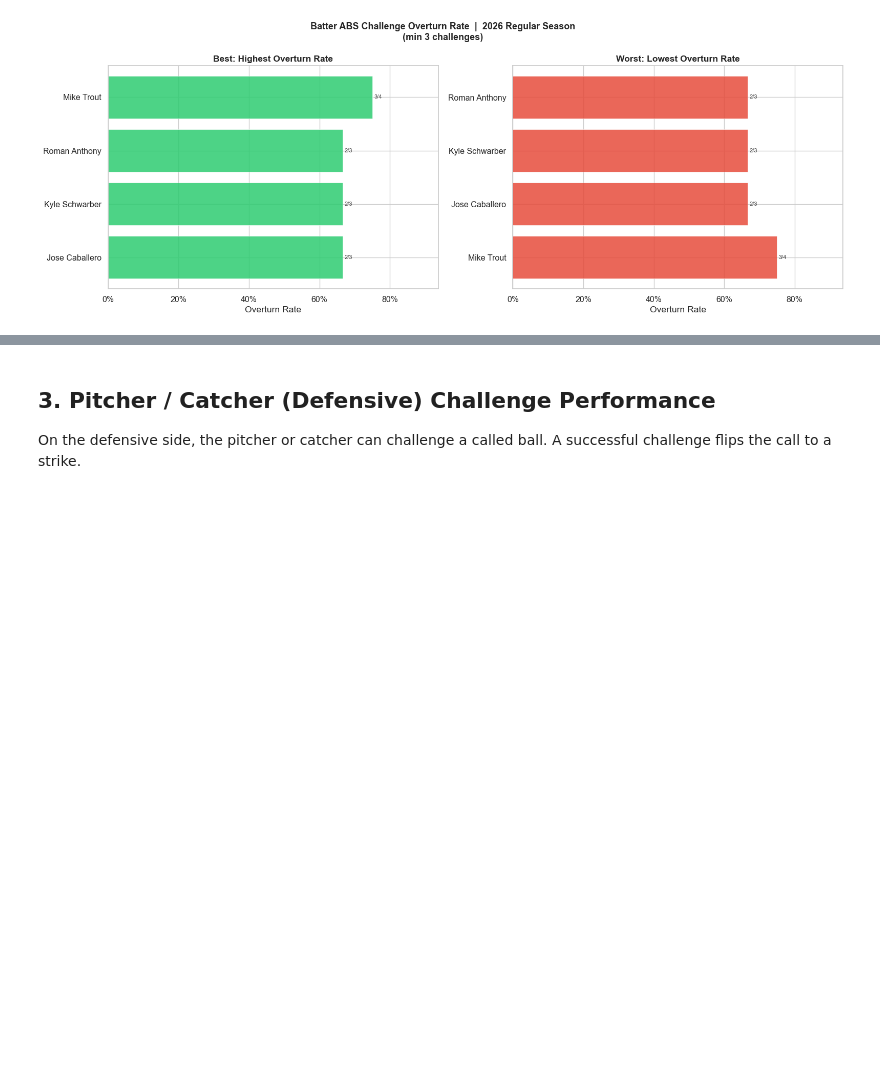
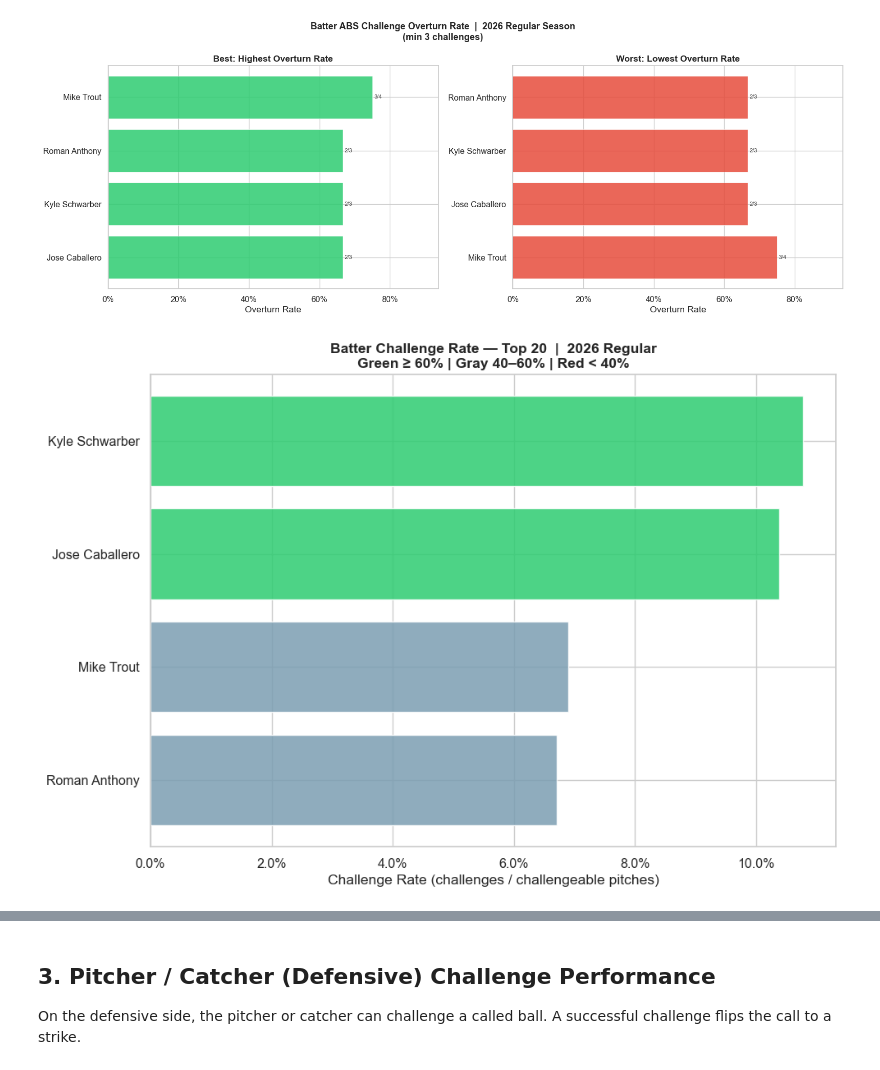
Before and after one commit to JG3233/statcast_bot, a Jupyter notebook: abs_challenge_analysis.ipynb, the cells around one changed output, grey strips where cells are left out. Saved outputs shown, nothing was run; the diff lists cells and outputs as text; code cells hidden in the pictures; blank space fills up the shorter version.

```diff
--- a/abs_challenge_analysis.ipynb
+++ b/abs_challenge_analysis.ipynb
@@ -154,28 +156,30 @@ plt.show()
 # %%
 # Challenge Rate — how aggressively are batters challenging?
 if 'challenge_rate' in bat_filt.columns:
     top_chal_rate = bat_filt.nlargest(20, 'challenge_rate')
 
     fig, ax = plt.subplots(figsize=(10, 7))
     colors = [
         GOOD_COLOR if r >= 0.10 else (MLB_GRAY if r >= 0.05 else BAD_COLOR)
         for r in top_chal_rate['challenge_rate']
     ]
     ax.barh(
         top_chal_rate[P_COL], top_chal_rate['challenge_rate'],
         color=colors, alpha=0.85, edgecolor='white'
     )
     ax.xaxis.set_major_formatter(mtick.PercentFormatter(xmax=1))
     ax.set_xlabel('Challenge Rate (challenges / challengeable pitches)')
     ax.set_title(
         f'Batter Challenge Rate — Top 20  |  {YEAR} {GAME_TYPE.title()}\n'
-        'Green ≥ 10% | Gray 5–10% | Red < 5%',
+        'Green ≥ 60% | Gray 40–60% | Red < 40%',
         fontweight='bold'
     )
     ax.invert_yaxis()
     plt.tight_layout()
     plt.savefig(f'{PLOT_DIR}/abs_batter_challenge_rate.png', dpi=150, bbox_inches='tight')
     plt.show()
+# %% [output]
+[figure, added]
 # %%
 # Scatter: Challenge Rate vs Overturn Rate (efficiency vs aggressiveness)
 if {'challenge_rate', 'overturn_rate', 'challenges'}.issubset(bat_filt.columns):
```
Also changed, not shown: parts of 8 cells of this notebook.
